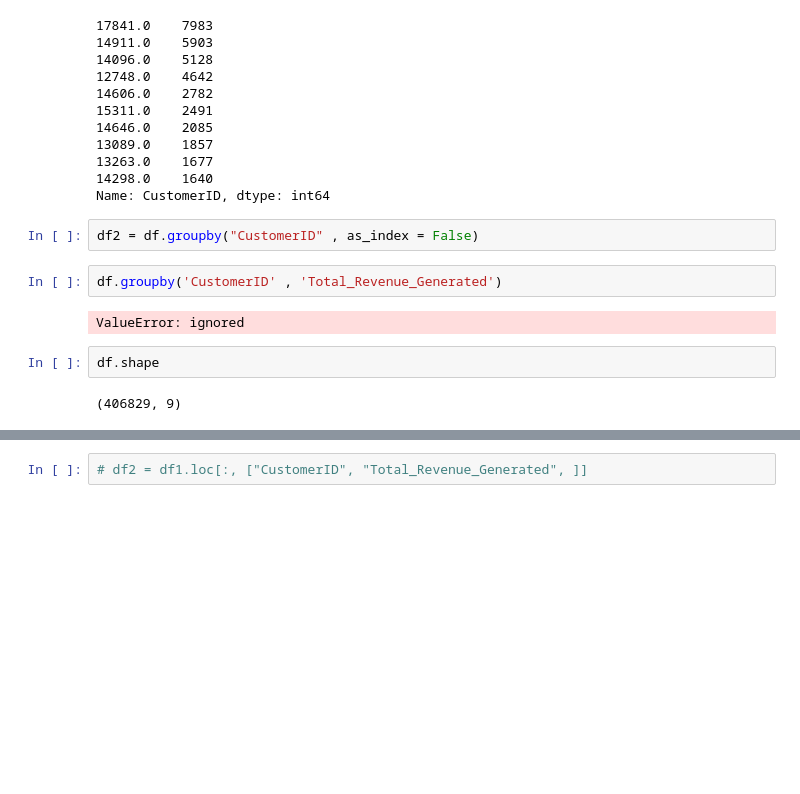
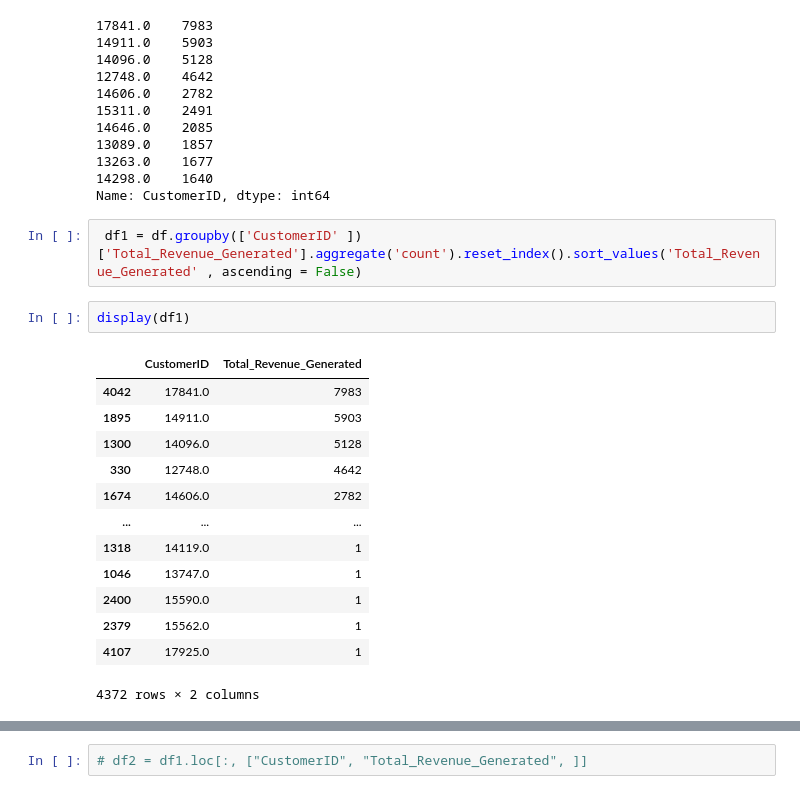
Before and after one commit to sandeepbansode/Basic_Python_Assignments, a Jupyter notebook: Capstone_Project_1_Propensity_Model.ipynb, the cells around one changed output, grey strips where cells are left out. Drawn from its saved outputs; the diff is of its cells as text; blank space fills up the shorter version.

```diff
--- a/Capstone_Project_1_Propensity_Model.ipynb
+++ b/Capstone_Project_1_Propensity_Model.ipynb
@@ -356,13 +357,21 @@ repeated_customers.head(10)
 13263.0    1677
 14298.0    1640
 Name: CustomerID, dtype: int64
-# %%
-df2 = df.groupby("CustomerID" , as_index = False)
-# %%
-df.groupby('CustomerID' , 'Total_Revenue_Generated')
-# %% [output]
-ValueError: ignored
-# %%
-df.shape
-# %% [output]
-(406829, 9)
+# %%
+ df1 = df.groupby(['CustomerID' ]) ['Total_Revenue_Generated'].aggregate('count').reset_index().sort_values('Total_Revenue_Generated' , ascending = False)
+# %%
+display(df1)
+# %% [output]
+|  | CustomerID | Total_Revenue_Generated |
+| 4042 | 17841.0 | 7983 |
+| 1895 | 14911.0 | 5903 |
+| 1300 | 14096.0 | 5128 |
+| 330 | 12748.0 | 4642 |
+| 1674 | 14606.0 | 2782 |
+| ... | ... | ... |
+| 1318 | 14119.0 | 1 |
+| 1046 | 13747.0 | 1 |
+| 2400 | 15590.0 | 1 |
+| 2379 | 15562.0 | 1 |
+| 4107 | 17925.0 | 1 |
+4372 rows × 2 columns
```
Also changed, not shown: parts of 2 cells of this notebook.
